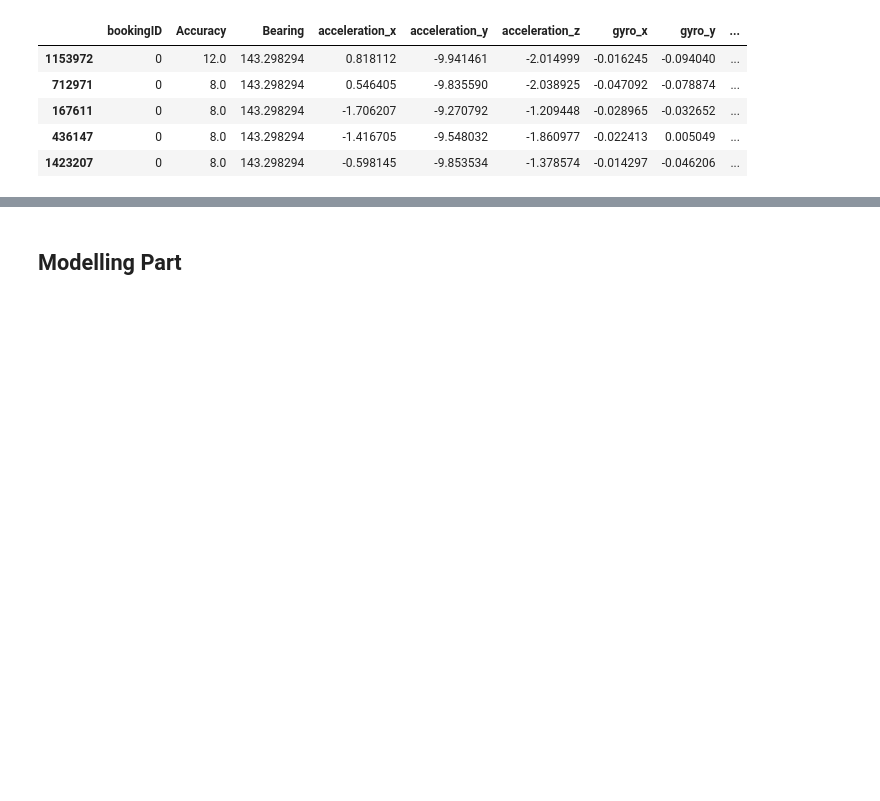
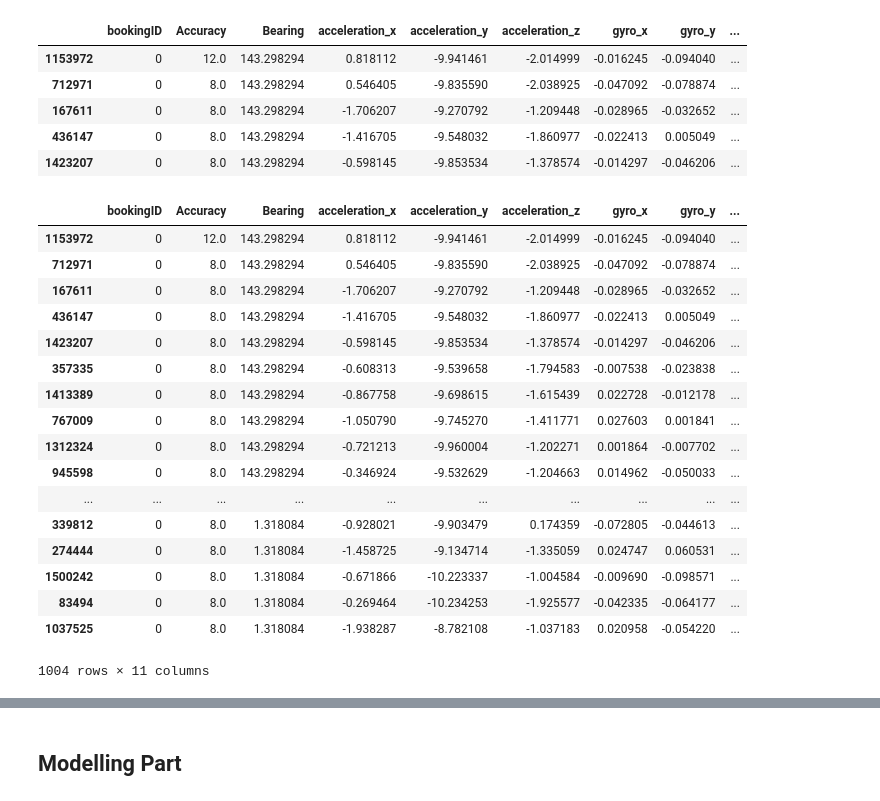
Before and after one commit to budiryan/ai-for-sea, a Jupyter notebook: analysis.ipynb, the cells around one changed output, grey strips where cells are left out. Cells and saved outputs as stored; diff of their text form; code cells hidden in the pictures; blank space fills up the shorter version.

```diff
--- a/analysis.ipynb
+++ b/analysis.ipynb
@@ -68,6 +65,29 @@ features.head()
 | 167611 | 0 | 8.0 | 143.298294 | -1.706207 | -9.270792 | -1.209448 | -0.028965 | -0.032652 | ... |
 | 436147 | 0 | 8.0 | 143.298294 | -1.416705 | -9.548032 | -1.860977 | -0.022413 | 0.005049 | ... |
 | 1423207 | 0 | 8.0 | 143.298294 | -0.598145 | -9.853534 | -1.378574 | -0.014297 | -0.046206 | ... |
+# %%
+test_feats = features[features['bookingID'] == 0]
+# %%
+test_feats
+# %% [output]
+|  | bookingID | Accuracy | Bearing | acceleration_x | acceleration_y | acceleration_z | gyro_x | gyro_y | ... |
+| 1153972 | 0 | 12.0 | 143.298294 | 0.818112 | -9.941461 | -2.014999 | -0.016245 | -0.094040 | ... |
+| 712971 | 0 | 8.0 | 143.298294 | 0.546405 | -9.835590 | -2.038925 | -0.047092 | -0.078874 | ... |
+| 167611 | 0 | 8.0 | 143.298294 | -1.706207 | -9.270792 | -1.209448 | -0.028965 | -0.032652 | ... |
+| 436147 | 0 | 8.0 | 143.298294 | -1.416705 | -9.548032 | -1.860977 | -0.022413 | 0.005049 | ... |
+| 1423207 | 0 | 8.0 | 143.298294 | -0.598145 | -9.853534 | -1.378574 | -0.014297 | -0.046206 | ... |
+| 357335 | 0 | 8.0 | 143.298294 | -0.608313 | -9.539658 | -1.794583 | -0.007538 | -0.023838 | ... |
+| 1413389 | 0 | 8.0 | 143.298294 | -0.867758 | -9.698615 | -1.615439 | 0.022728 | -0.012178 | ... |
+| 767009 | 0 | 8.0 | 143.298294 | -1.050790 | -9.745270 | -1.411771 | 0.027603 | 0.001841 | ... |
+| 1312324 | 0 | 8.0 | 143.298294 | -0.721213 | -9.960004 | -1.202271 | 0.001864 | -0.007702 | ... |
+| 945598 | 0 | 8.0 | 143.298294 | -0.346924 | -9.532629 | -1.204663 | 0.014962 | -0.050033 | ... |
+| ... | ... | ... | ... | ... | ... | ... | ... | ... | ... |
+| 339812 | 0 | 8.0 | 1.318084 | -0.928021 | -9.903479 | 0.174359 | -0.072805 | -0.044613 | ... |
+| 274444 | 0 | 8.0 | 1.318084 | -1.458725 | -9.134714 | -1.335059 | 0.024747 | 0.060531 | ... |
+| 1500242 | 0 | 8.0 | 1.318084 | -0.671866 | -10.223337 | -1.004584 | -0.009690 | -0.098571 | ... |
+| 83494 | 0 | 8.0 | 1.318084 | -0.269464 | -10.234253 | -1.925577 | -0.042335 | -0.064177 | ... |
+| 1037525 | 0 | 8.0 | 1.318084 | -1.938287 | -8.782108 | -1.037183 | 0.020958 | -0.054220 | ... |
+1004 rows × 11 columns
 # %%
 with timer('Aggregating features: '):
     feature_aggregator = RideSafetyFeaturesAggregator(features)
```
Also changed, not shown: parts of 17 cells of this notebook, 52 other files.
